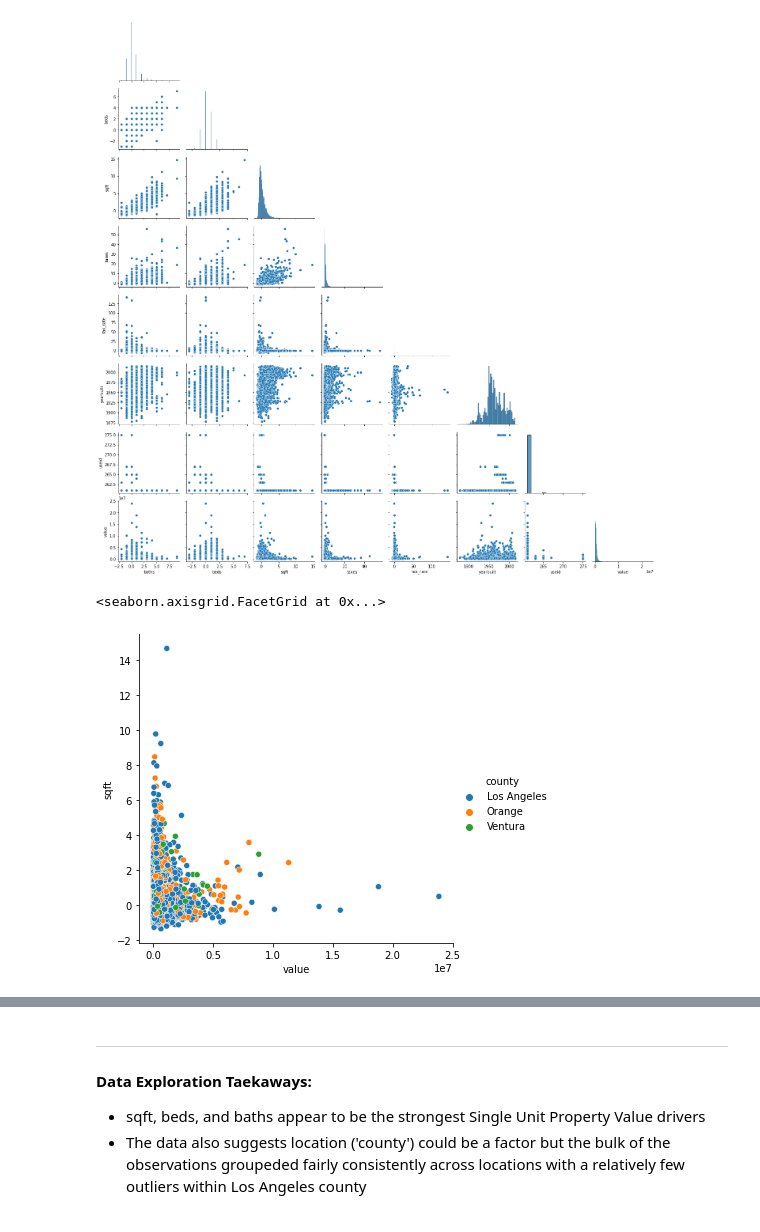
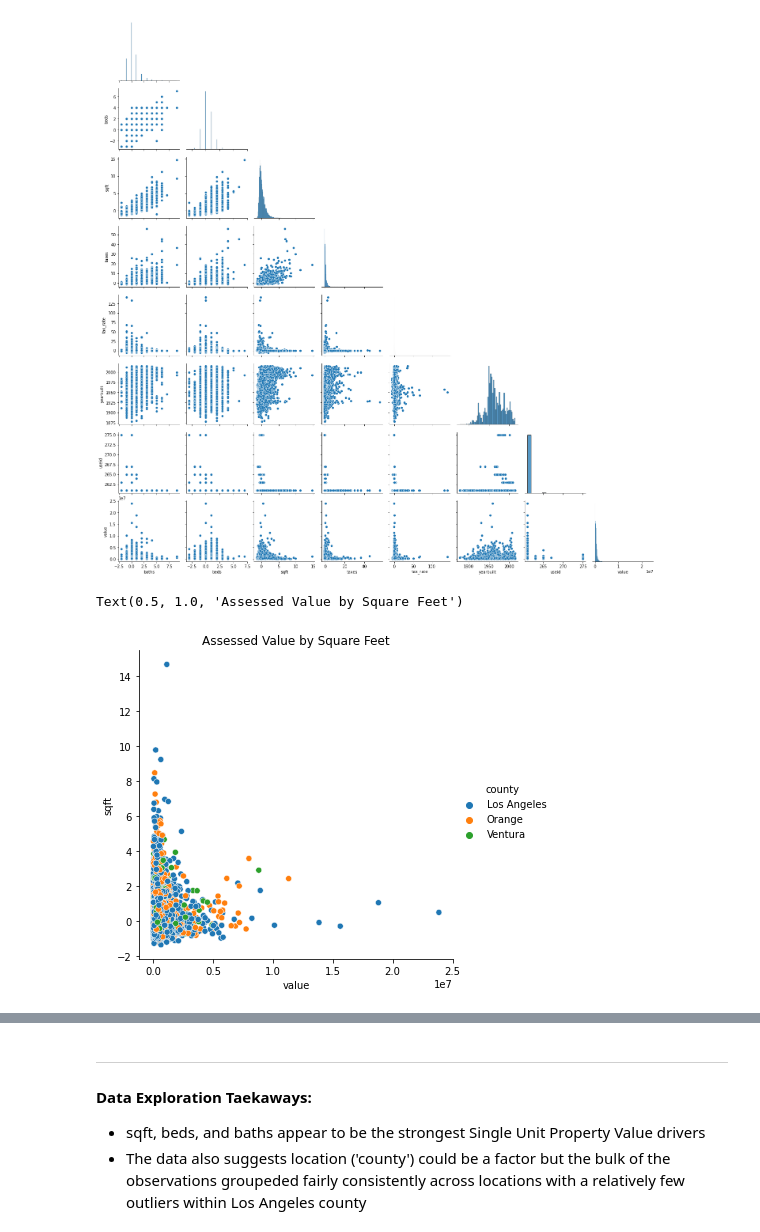
Before and after one commit to albertopuentes/Regression-Project---Zillow, a Jupyter notebook: Final_Notebook.ipynb, the cells around one changed output, grey strips where cells are left out. Cells and saved outputs as stored; diff of their text form; code cells hidden in the pictures.

```diff
--- a/Final_Notebook.ipynb
+++ b/Final_Notebook.ipynb
@@ -517,8 +470,10 @@ plt.show()
 # %% [output]
 [figure]
 # %%
+# Explore value by square foot
 sns.relplot(data=X_pair, x='value', y='sqft', hue='county')
+plt.title('Assessed Value by Square Feet')
 # %% [output]
-<seaborn.axisgrid.FacetGrid at 0x...>
+Text(0.5, 1.0, 'Assessed Value by Square Feet')
-[figure, old version]
+[figure, new version]
 # %%
```
Also changed, not shown: parts of 22 cells of this notebook.
